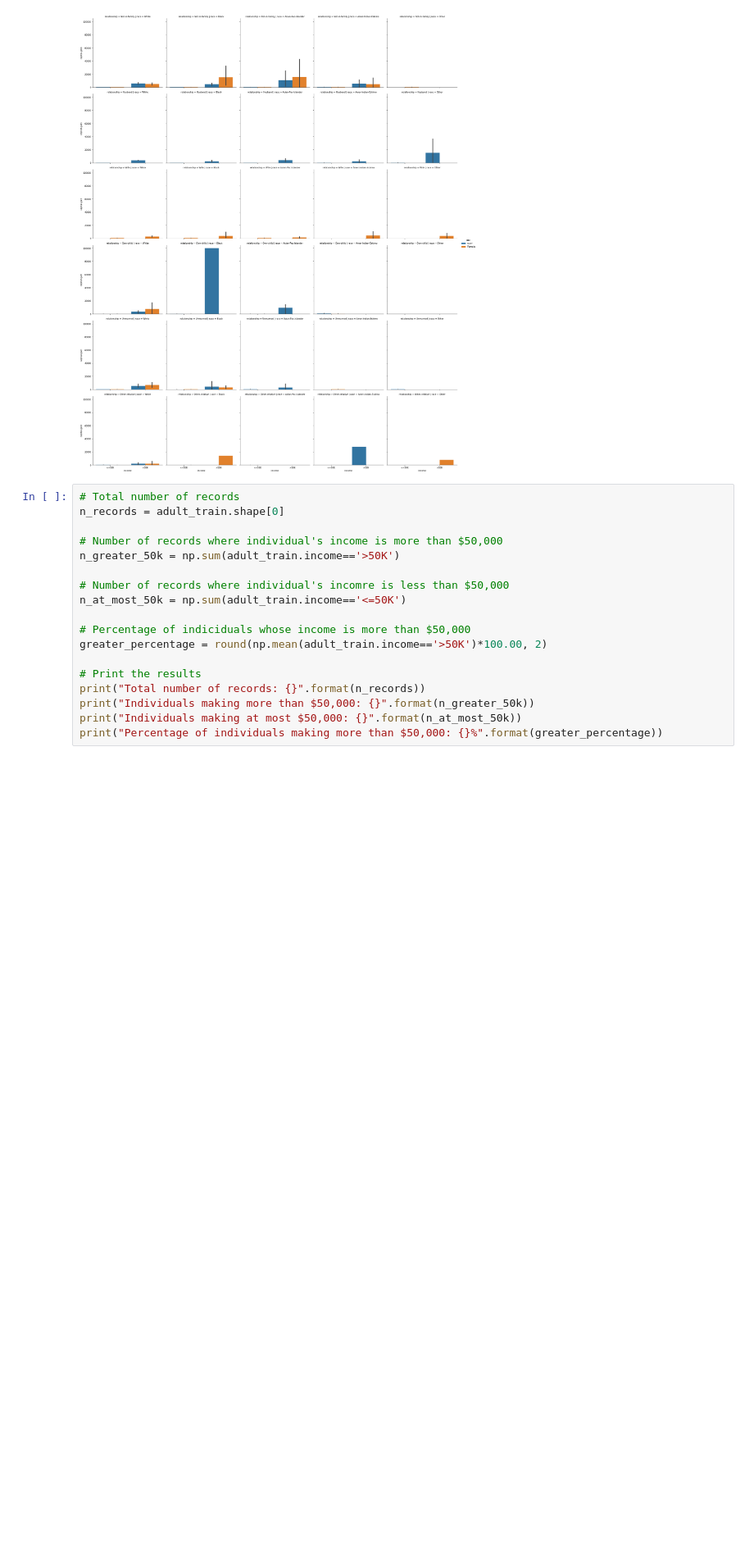
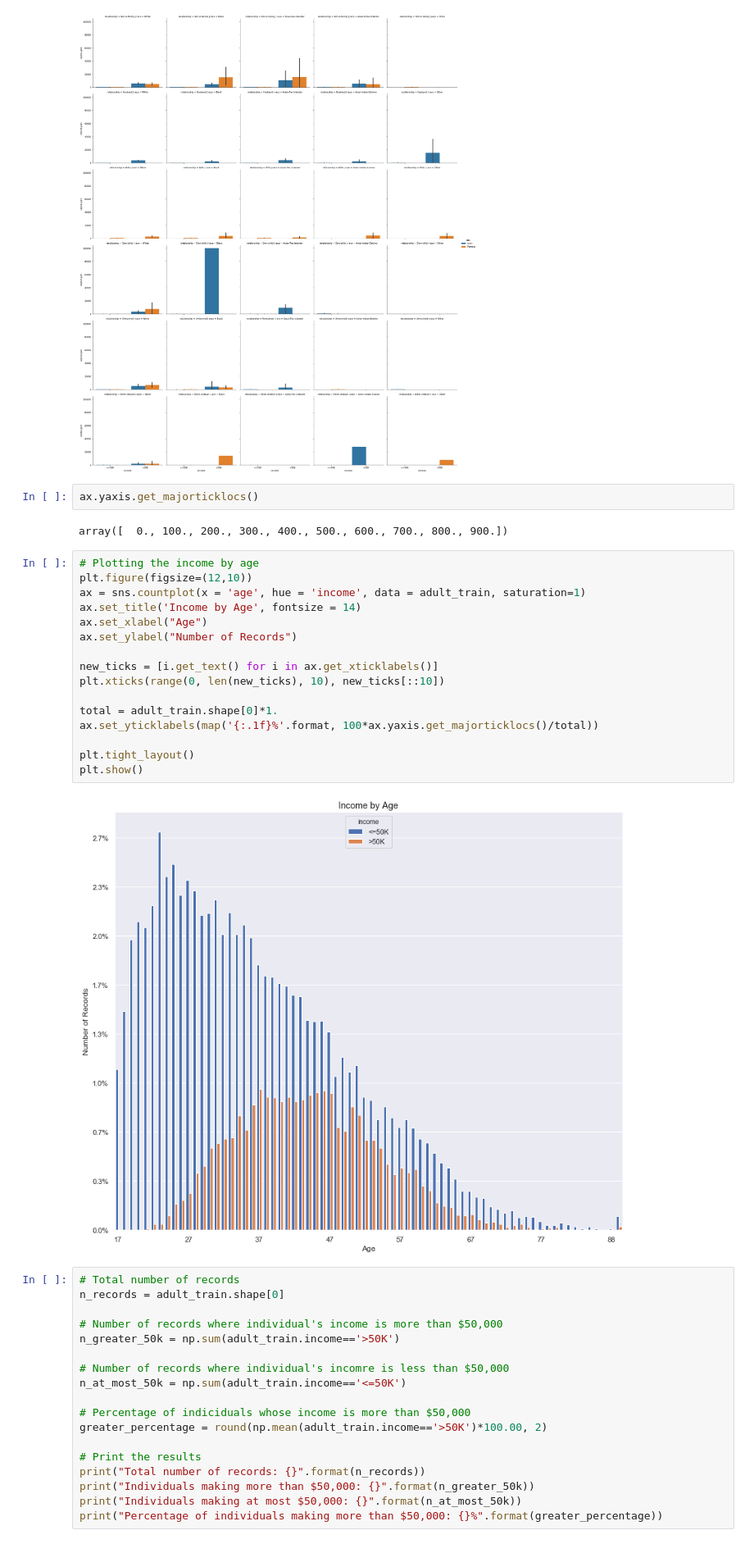
Before and after one commit to JcFreya/Adult-Census-Income, a Jupyter notebook: AF Data Science Project.ipynb, the cells around one changed output. Shown at 82% size. Cells and saved outputs as stored; diff of their text form; blank space fills up the shorter version.

```diff
--- a/AF Data Science Project.ipynb
+++ b/AF Data Science Project.ipynb
@@ -197,6 +200,28 @@ sns.factorplot('income', 'capital-gain', hue='sex', data=adult_train, kind='bar'
 # %% [output]
 <seaborn.axisgrid.FacetGrid at 0x...>
 [figure]
+# %%
+ax.yaxis.get_majorticklocs()
+# %% [output]
+array([  0., 100., 200., 300., 400., 500., 600., 700., 800., 900.])
+# %%
+# Plotting the income by age
+plt.figure(figsize=(12,10))
+ax = sns.countplot(x = 'age', hue = 'income', data = adult_train, saturation=1)
+ax.set_title('Income by Age', fontsize = 14)
+ax.set_xlabel("Age")
+ax.set_ylabel("Number of Records")
+
+new_ticks = [i.get_text() for i in ax.get_xticklabels()]
+plt.xticks(range(0, len(new_ticks), 10), new_ticks[::10])
+
+total = adult_train.shape[0]*1.
+ax.set_yticklabels(map('{:.1f}%'.format, 100*ax.yaxis.get_majorticklocs()/total))
+
+plt.tight_layout()
+plt.show()
+# %% [output]
+[figure, added]
 # %%
 # Total number of records
 n_records = adult_train.shape[0]
```
Also changed, not shown: parts of 13 cells of this notebook.
